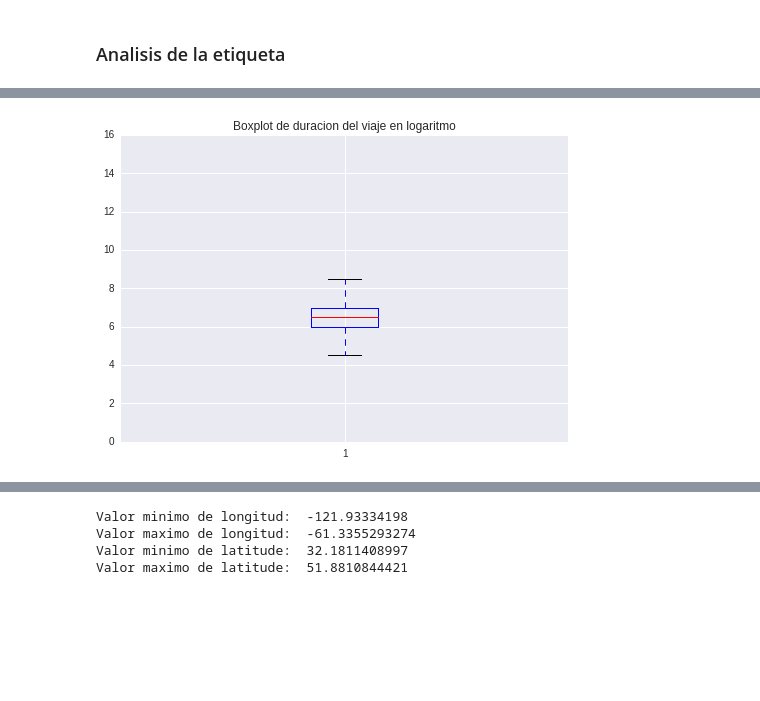
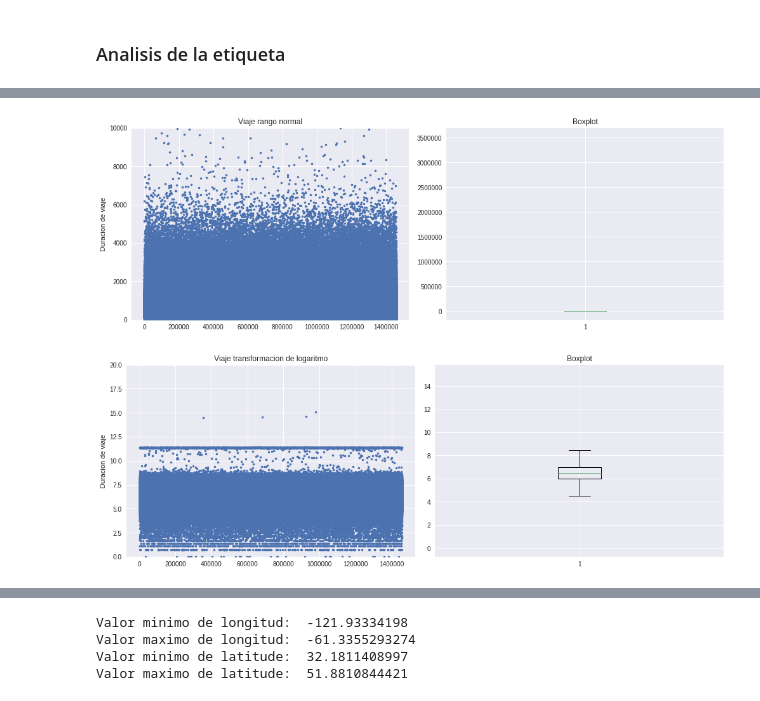
Before and after one commit to FMena14/Kaggle, a Jupyter notebook: TaxiDuration/Codigo.ipynb, the cells around one changed output, grey strips where cells are left out. Saved outputs shown, nothing was run; the diff lists cells and outputs as text; code cells hidden in the pictures; blank space fills up the shorter version.

```diff
--- a/TaxiDuration/Codigo.ipynb
+++ b/TaxiDuration/Codigo.ipynb
@@ -167,6 +150,30 @@ plt.show()
-# %%
-plt.boxplot(np.log(df['trip_duration'].values))
-plt.title("Boxplot de duracion del viaje en logaritmo")
-plt.show()
-# %% [output]
-[figure, removed]
+# %%
+output = df['trip_duration'].values
+# %%
+f, axarr = plt.subplots(1, 2,figsize=(14,5))
+axarr[0].set_ylabel("Duracion de viaje")
+axarr[0].plot(output,'.')
+axarr[0].set_ylim(0,10000)
+axarr[0].set_title("Viaje rango normal")
+
+axarr[1].boxplot(output)
+axarr[1].set_title("Boxplot")
+
+f.tight_layout() #separar los subplot
+plt.show()
+# %% [output]
+[figure, added]
+# %%
+f, axarr = plt.subplots(1, 2,figsize=(14,5))
+axarr[0].set_ylabel("Duracion de viaje")
+axarr[0].plot(np.log(output),'.')
+axarr[0].set_ylim(0,20)
+axarr[0].set_title("Viaje transformacion de logaritmo")
+
+axarr[1].boxplot(np.log(output))
+axarr[1].set_title("Boxplot")
+
+f.tight_layout() #separar los subplot
+plt.show()
+# %% [output]
+[figure, added]
```
Also changed, not shown: parts of 35 cells of this notebook, 1 other file.
